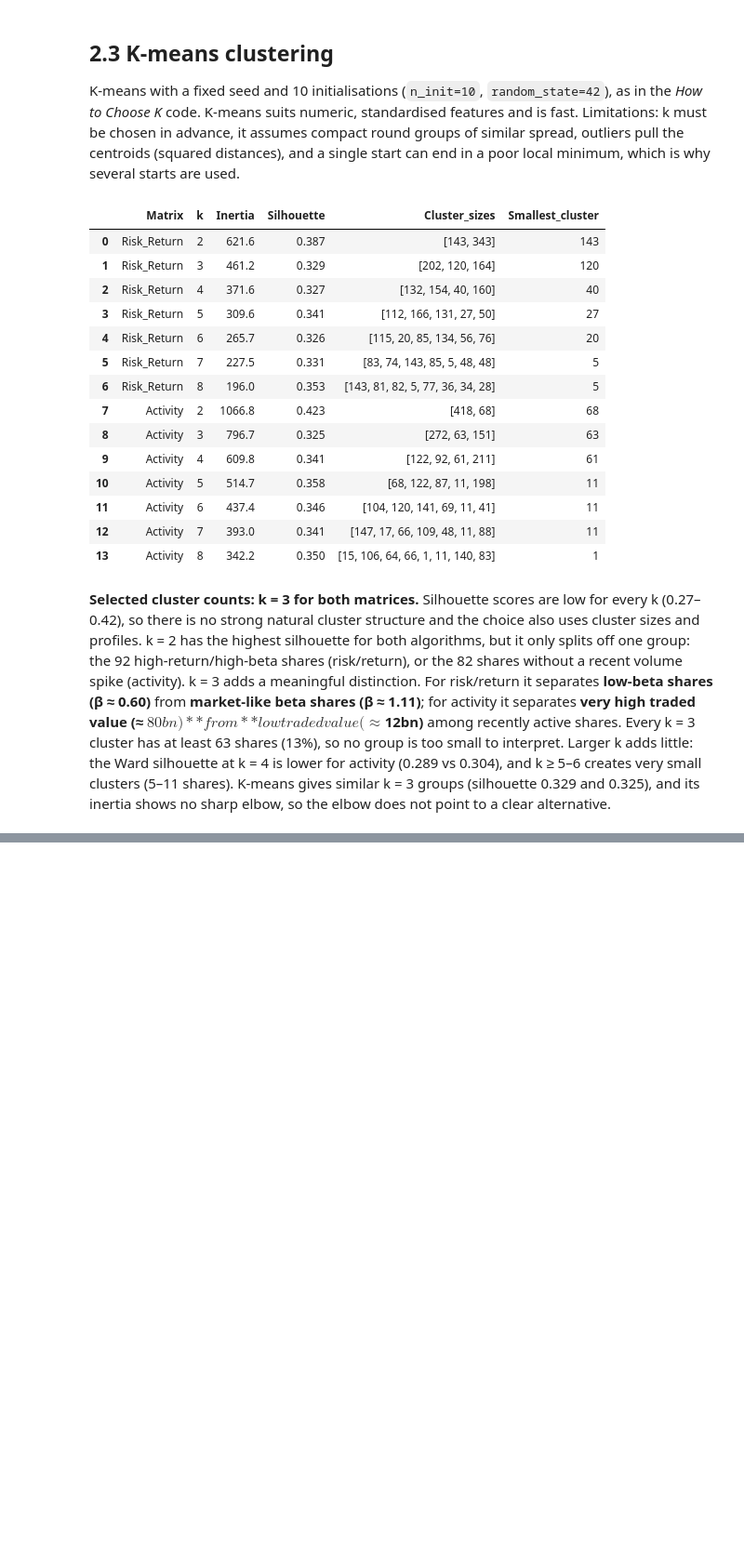
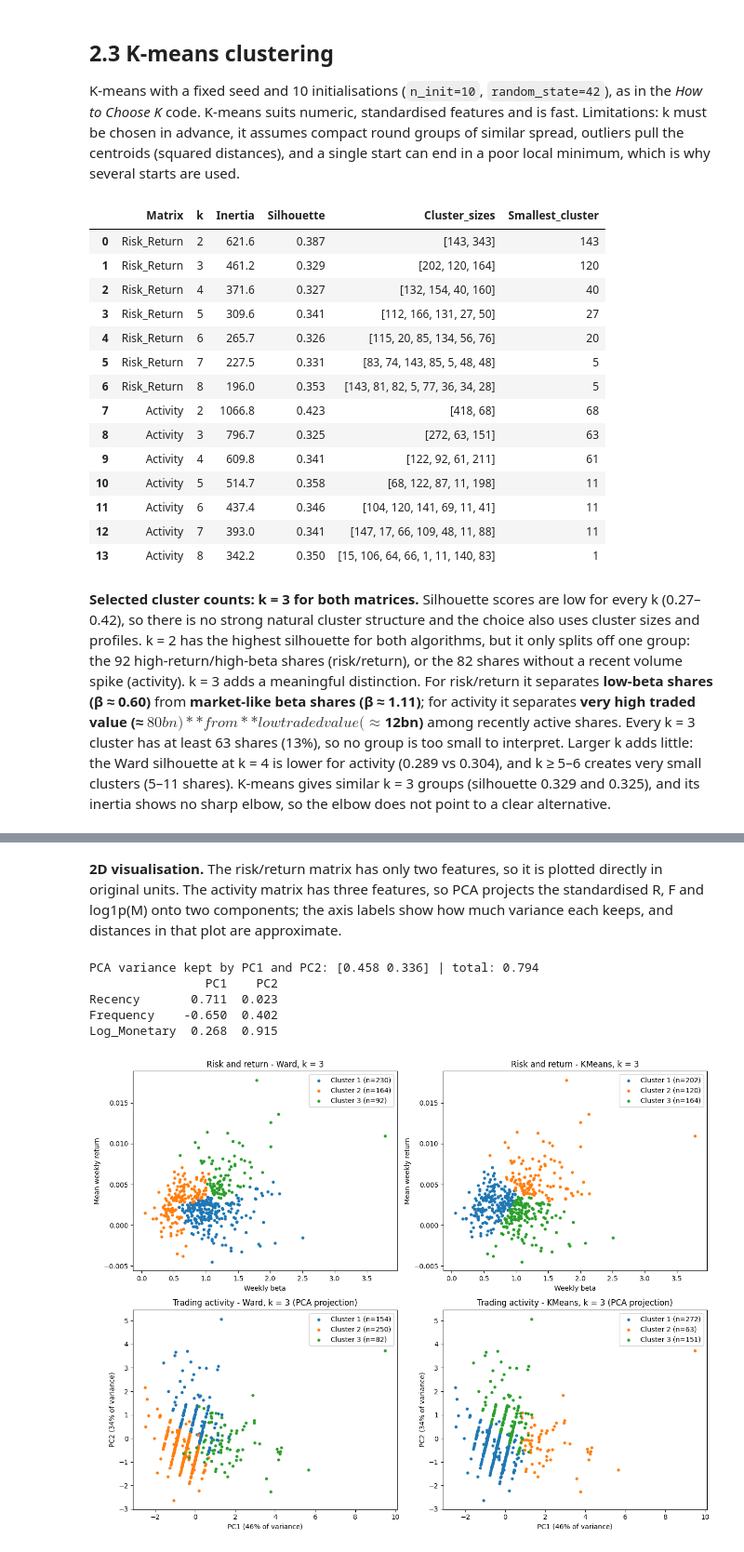
Before and after one commit to suhailnoor1821/CRM_CW1_Stock_Segmentation, a Jupyter notebook: CRM_CW1.ipynb, the cells around one changed output, grey strips where cells are left out. Shown at 93% size. Saved outputs shown, nothing was run; the diff lists cells and outputs as text; code cells hidden in the pictures; blank space fills up the shorter version.

Commit message:
2.4 Cluster profiles

```diff
--- a/CRM_CW1.ipynb
+++ b/CRM_CW1.ipynb
@@ -891,0 +895,14 @@ kmeans_k
+# %%
+# Task 2.4: Final four solutions with the chosen number of clusters (k = 3)
+# Ward and K-means for each of the two feature tables; cluster numbers start at 1
+SELECTED_K = {'Risk_Return': 3, 'Activity': 3}
+
+for name, X in matrices.items():
+    k = SELECTED_K[name]
+    data[f'{name}_Ward'] = cut_tree(ward_trees[name], n_clusters=k).ravel() + 1
+    data[f'{name}_KMeans'] = KMeans(n_clusters=k, n_init=10, random_state=SEED).fit(X).labels_ + 1
+
+cluster_columns = ['Risk_Return_Ward', 'Risk_Return_KMeans', 'Activity_Ward', 'Activity_KMeans']
+# Save the feature table with the cluster of each share
+data.to_csv(f'{output_dir}/feature_table_with_clusters.csv')
+data[['Security', 'GICS Sector'] + cluster_columns].head(10)
@@ -891,0 +922,6 @@ kmeans_k
+# %%
+# Average of each feature in each cluster, in the original units
+for name in matrices:
+    for method in ['Ward', 'KMeans']:
+        print(f'\n{name} - {method}, k = {SELECTED_K[name]}')
+        print(profile(data[f'{name}_{method}'], profile_columns[name]))
@@ -891,0 +967,41 @@ kmeans_k
+# %% [markdown]
+**2D visualisation.** The risk/return matrix has only two features, so it is plotted directly in original units. The activity matrix has three features, so PCA projects the standardised R, F and log1p(M) onto two components; the axis labels show how much variance each keeps, and distances in that plot are approximate.
+# %%
+# 2D charts of the four solutions
+# Activity has 3 features, so PCA squeezes them into 2 (the axis labels show how much information is kept)
+pca = PCA(n_components=2).fit(X_activity)
+activity_2d = pca.transform(X_activity)
+print('PCA variance kept by PC1 and PC2:', pca.explained_variance_ratio_.round(3), '| total:', round(pca.explained_variance_ratio_.sum(), 3))
+print(pd.DataFrame(pca.components_.T, index=activity.columns, columns=['PC1', 'PC2']).round(3))
+
+# Top row: risk and return (beta vs mean return). Bottom row: trading activity (PCA)
+fig, axes = plt.subplots(2, 2, figsize=(13, 10))
+for col, method in enumerate(['Ward', 'KMeans']):
+    ax = axes[0, col]
+    for cluster, group in data.groupby(f'Risk_Return_{method}'):
+        ax.scatter(group['Weekly_Beta'], group['Mean_Weekly_Return'], s=12, label=f'Cluster {cluster} (n={len(group)})')
+    ax.set_title(f'Risk and return - {method}, k = {SELECTED_K["Risk_Return"]}')
+    ax.set_xlabel('Weekly beta')
+    ax.set_ylabel('Mean weekly return')
+    ax.legend()
+
+    ax = axes[1, col]
+    labels = data[f'Activity_{method}'].values
+    for cluster in sorted(np.unique(labels)):
+        part = activity_2d[labels == cluster]
+        ax.scatter(part[:, 0], part[:, 1], s=12, label=f'Cluster {cluster} (n={len(part)})')
+    ax.set_title(f'Trading activity - {method}, k = {SELECTED_K["Activity"]} (PCA projection)')
+    ax.set_xlabel(f'PC1 ({pca.explained_variance_ratio_[0]:.0%} of variance)')
+    ax.set_ylabel(f'PC2 ({pca.explained_variance_ratio_[1]:.0%} of variance)')
+    ax.legend()
+
+plt.tight_layout()
+plt.savefig(f'{output_dir}/clusters_2d.png', dpi=150)
+plt.show()
+# %% [output]
+PCA variance kept by PC1 and PC2: [0.458 0.336] | total: 0.794
+                PC1    PC2
+Recency       0.711  0.023
+Frequency    -0.650  0.402
+Log_Monetary  0.268  0.915
+[figure, added]
```
Also changed, not shown: parts of 4 cells of this notebook.
